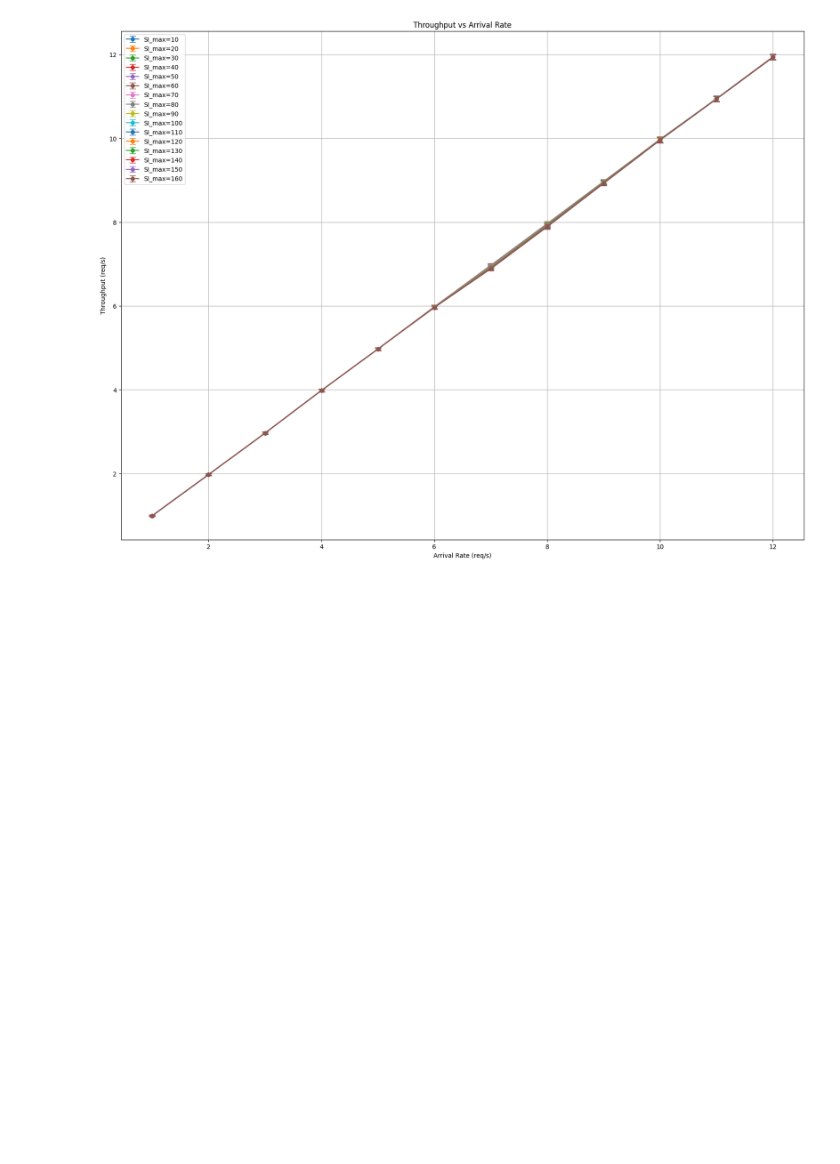
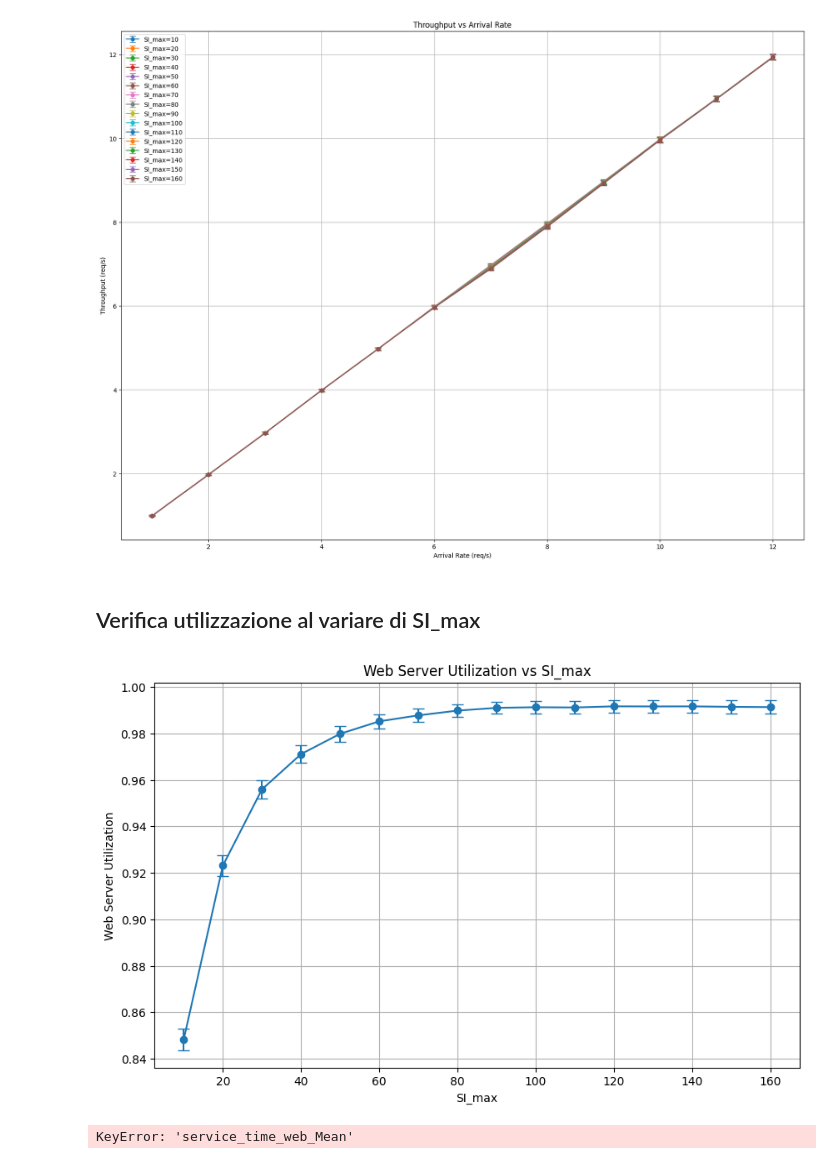
Before and after one commit to LucaFalasca/RightSizing-SpikeServer, a Jupyter notebook: src/graph_generator.ipynb, the cells around one changed output. Cells and saved outputs as stored; diff of their text form; code cells hidden in the pictures; blank space fills up the shorter version.

Commit message:
Verifica parte 1

```diff
--- a/src/graph_generator.ipynb
+++ b/src/graph_generator.ipynb
@@ -76,3 +76,43 @@ plt.legend()
 plt.show()
 # %% [output]
 [figure]
+# %% [markdown]
+## Verifica utilizzazione al variare di SI_max
+# %%
+import pandas as pd
+# Prendo il csv e lo converto in pandas
+data = pd.read_csv('data/experiment_si_max.csv')
+
+# faccio un plot
+import matplotlib.pyplot as plt
+plt.figure(figsize=(10,6))
+plt.errorbar(data['SI_max'], data['utilization_web_Mean'], yerr=data['utilization_web_CI95'], marker='o', capsize=5)
+plt.title('Web Server Utilization vs SI_max')
+plt.xlabel('SI_max')
+plt.ylabel('Web Server Utilization')
+plt.grid()
+plt.show()
+# %% [output]
+[figure, added]
+# %%
+# verifica del throughput massimo teorico
+import pandas as pd
+# Prendo il csv e lo converto in pandas
+data = pd.read_csv('data/experiment_stress_test.csv')
+# prendo solo i dati con SI_max = 80
+data_si80 = data[data['SI_max'] == 80]
+# calcolo il throughput massimo teorico come 1 / service_time_web_Mean
+data_si80['theoretical_max_throughput'] = 1 / data_si80['service_time_web_Mean']
+# faccio un plot del throughput misurato vs il throughput teorico
+import matplotlib.pyplot as plt
+plt.figure(figsize=(10,6))
+plt.errorbar(data_si80['Arrival_Rate'], data_si80['throughput_total_Mean'], yerr=data_si80['throughput_total_CI95'], marker='o', capsize=5, label='Measured Throughput')
+plt.plot(data_si80['Arrival_Rate'], data_si80['theoretical_max_throughput'], marker='x', linestyle='--', color='red', label='Theoretical Max Throughput')
+plt.title('Throughput vs Arrival Rate (SI_max=80)')
+plt.xlabel('Arrival Rate (req/s)')
+plt.ylabel('Throughput (req/s)')
+plt.grid()
+plt.legend()
+plt.show()
+# %% [output]
+KeyError: 'service_time_web_Mean'
```
Also changed, not shown: 8 other files.
